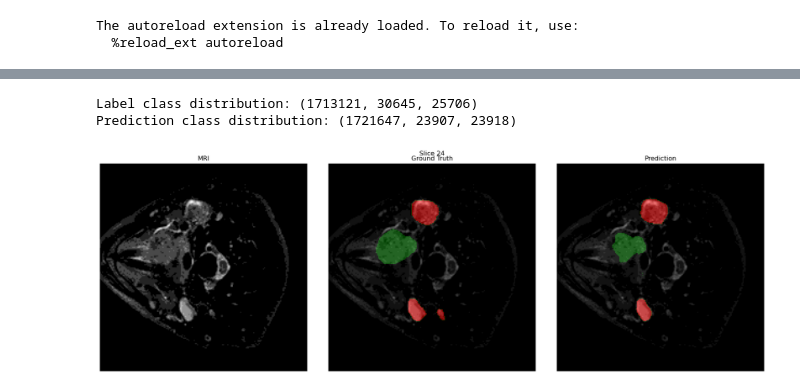
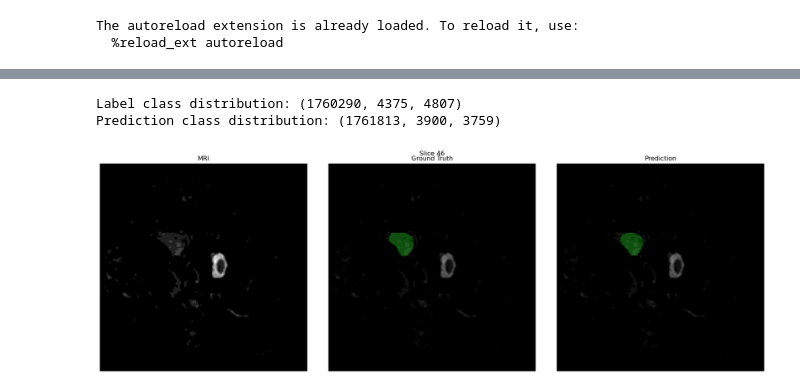
Before and after one commit to herminega/tdt4265_mini_project, a Jupyter notebook: notebooks/train.ipynb, the cells around one changed output, grey strips where cells are left out. Drawn from its saved outputs; the diff is of its cells as text; code cells hidden in the pictures.

```diff
--- a/notebooks/train.ipynb
+++ b/notebooks/train.ipynb
@@ -182,15 +182,15 @@ Fold 4 best metrics @ step 4940.0:
 # %%
 ### VISUALIZATION ###
 exp = "exp25_nnunet"
-fold = "fold1"
+fold = "fold4"
 preds = ROOT / "results" / exp / fold / "predictions"
 
-image_path      = preds / "image_1.nii.gz"
-label_path      = preds / "label_1.nii.gz"
-prediction_path = preds / "prediction_1.nii.gz"
+image_path      = preds / "image_0.nii.gz"
+label_path      = preds / "label_0.nii.gz"
+prediction_path = preds / "prediction_0.nii.gz"
 
-visualize_slices(str(image_path), str(label_path), str(prediction_path), slice_idx=24)
+visualize_slices(str(image_path), str(label_path), str(prediction_path), slice_idx=46)
 # %% [output]
-Label class distribution: (1713121, 30645, 25706)
-Prediction class distribution: (1721647, 23907, 23918)
+Label class distribution: (1760290, 4375, 4807)
+Prediction class distribution: (1761813, 3900, 3759)
-[figure, old version]
+[figure, new version]
```
Also changed, not shown: parts of 1 cell of this notebook, 1 other file.
